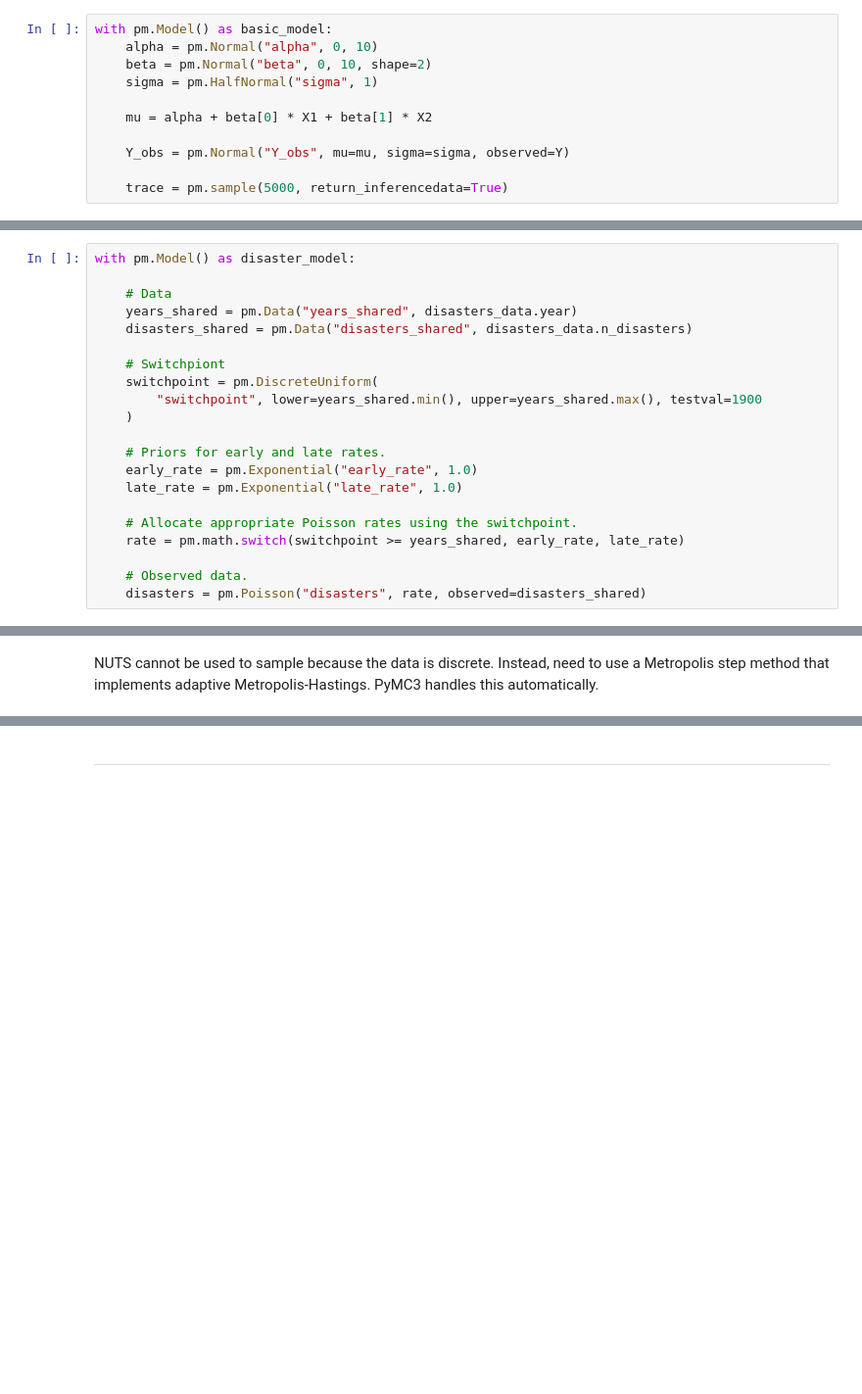
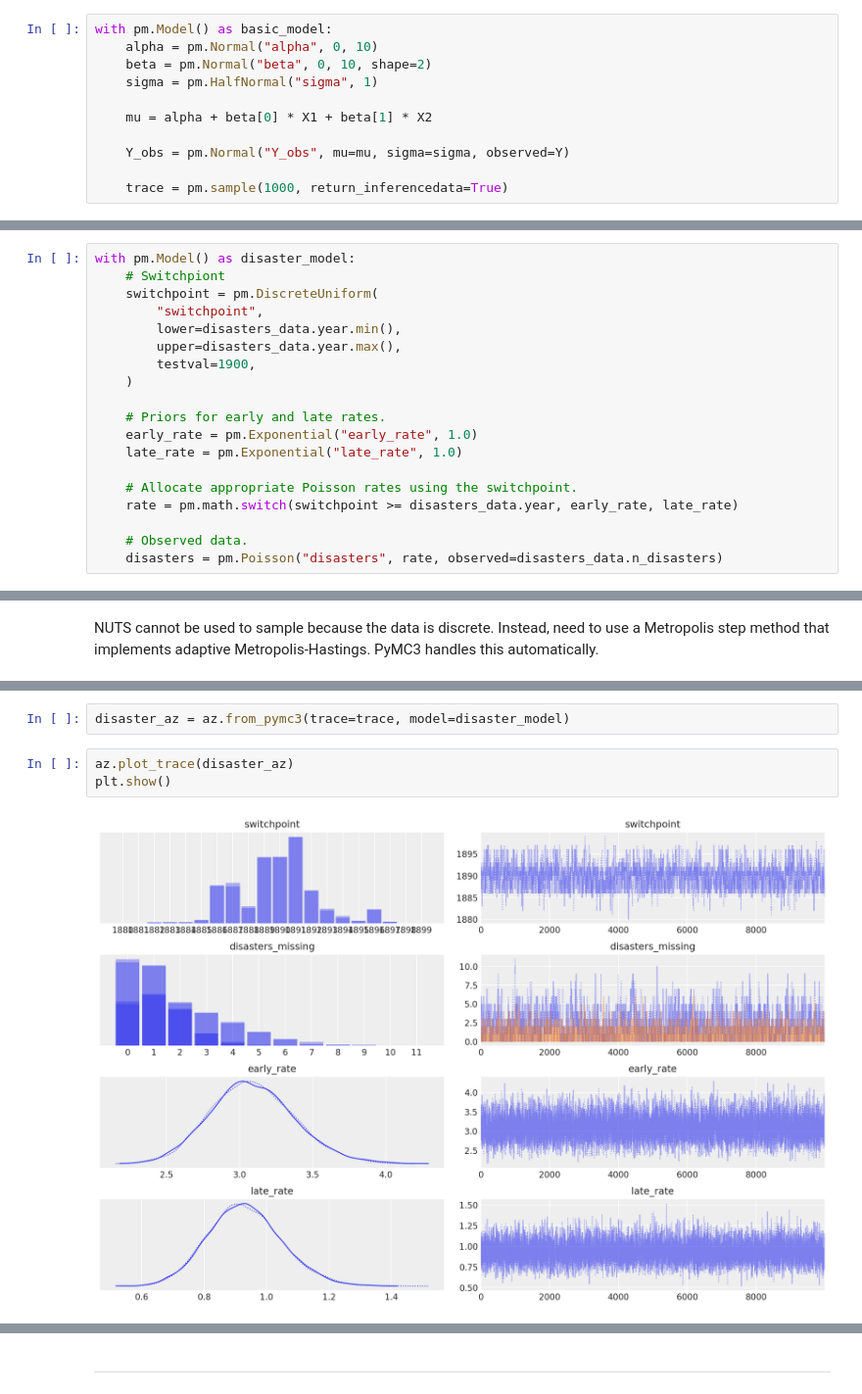
Before and after one commit to jhrcook/pymc3-tutorials, a Jupyter notebook: 001_getting-started-with-pymc3.ipynb, the cells around one changed output, grey strips where cells are left out. Shown at 98% size. Saved outputs shown, nothing was run; the diff lists cells and outputs as text; blank space fills up the shorter version.

Commit message:
tutorial: started Getting Started (mining disasters)

```diff
--- a/001_getting-started-with-pymc3.ipynb
+++ b/001_getting-started-with-pymc3.ipynb
@@ -57,7 +57,7 @@ with pm.Model() as basic_model:
 
     Y_obs = pm.Normal("Y_obs", mu=mu, sigma=sigma, observed=Y)
 
-    trace = pm.sample(5000, return_inferencedata=True)
+    trace = pm.sample(1000, return_inferencedata=True)
 # %% [output]
 Auto-assigning NUTS sampler...
 Initializing NUTS using jitter+adapt_diag...
@@ -241,13 +270,11 @@ In this model, $s$ is the switchpoint between "early" and "late" rate parameters
 # %%
 with pm.Model() as disaster_model:
-
-    # Data
-    years_shared = pm.Data("years_shared", disasters_data.year)
-    disasters_shared = pm.Data("disasters_shared", disasters_data.n_disasters)
-
     # Switchpiont
     switchpoint = pm.DiscreteUniform(
-        "switchpoint", lower=years_shared.min(), upper=years_shared.max(), testval=1900
+        "switchpoint",
+        lower=disasters_data.year.min(),
+        upper=disasters_data.year.max(),
+        testval=1900,
     )
 
     # Priors for early and late rates.
@@ -255,9 +282,9 @@ with pm.Model() as disaster_model:
     late_rate = pm.Exponential("late_rate", 1.0)
 
     # Allocate appropriate Poisson rates using the switchpoint.
-    rate = pm.math.switch(switchpoint >= years_shared, early_rate, late_rate)
+    rate = pm.math.switch(switchpoint >= disasters_data.year, early_rate, late_rate)
 
     # Observed data.
-    disasters = pm.Poisson("disasters", rate, observed=disasters_shared)
+    disasters = pm.Poisson("disasters", rate, observed=disasters_data.n_disasters)
 # %%
 pm.model_to_graphviz(disaster_model)
@@ -272,0 +310,7 @@ with disaster_model:
+# %%
+disaster_az = az.from_pymc3(trace=trace, model=disaster_model)
+# %%
+az.plot_trace(disaster_az)
+plt.show()
+# %% [output]
+[figure, added]
```
Also changed, not shown: parts of 15 cells of this notebook.
